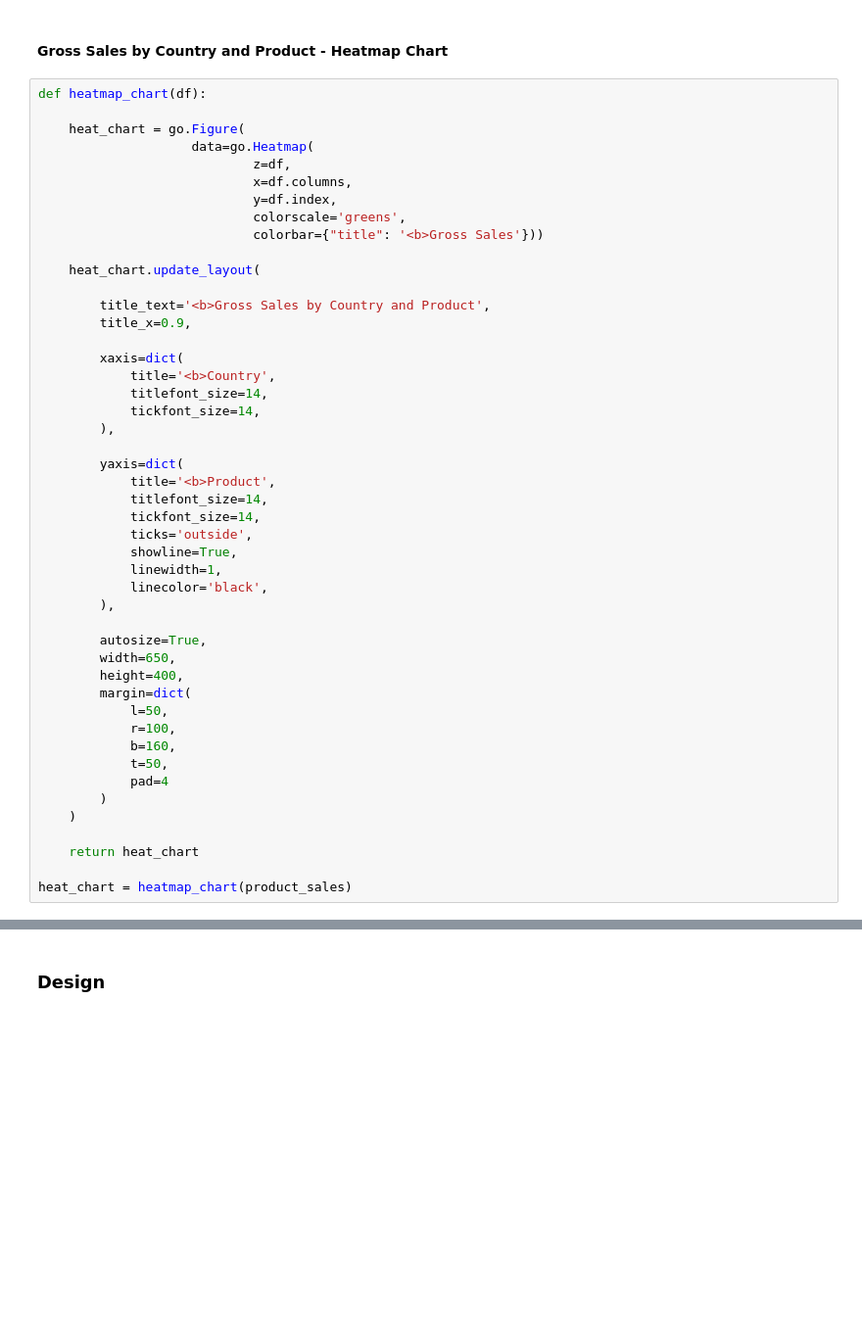
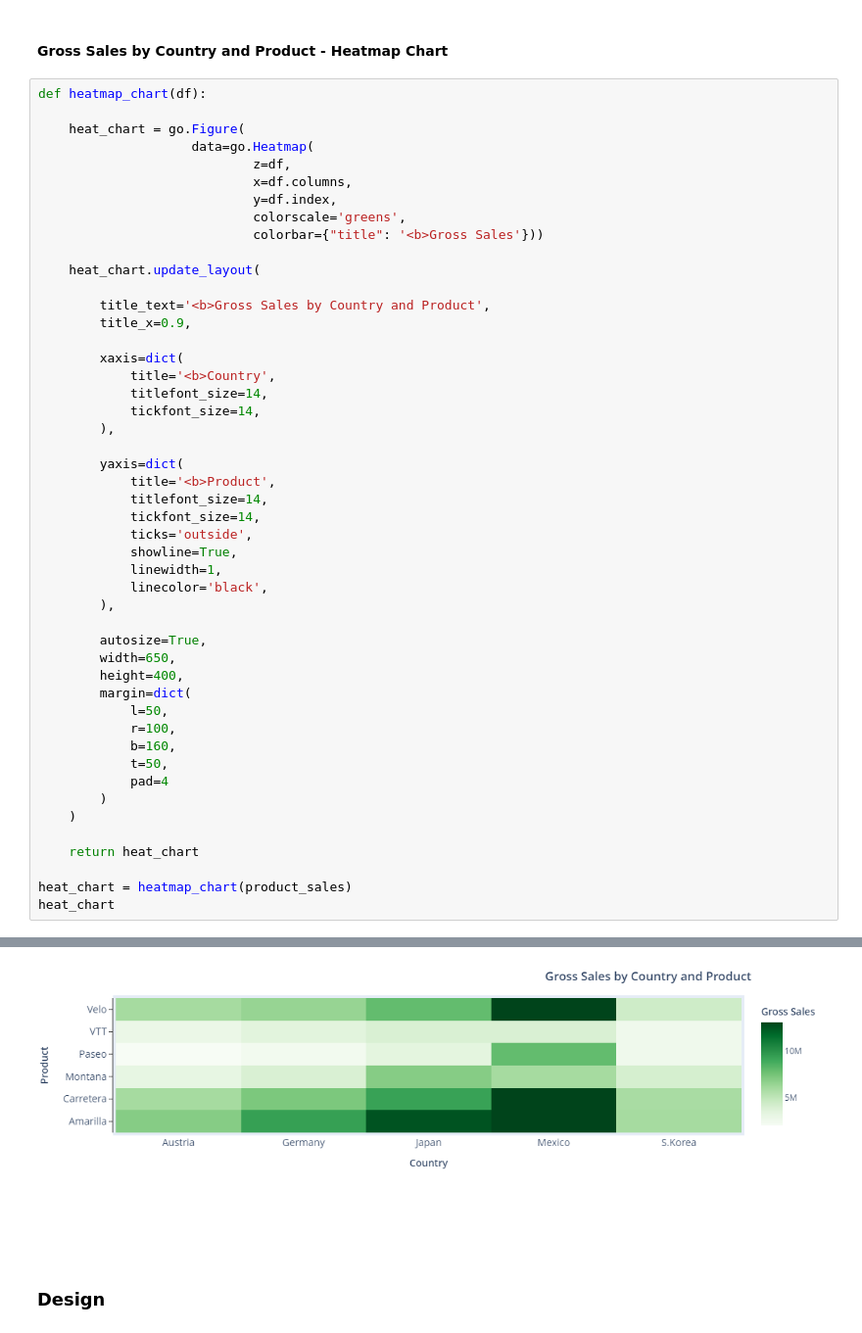
Before and after one commit to jupyter-naas/summer-dashboarding, a Jupyter notebook: dashboards/3-Revenue COGS by Segment/revenue_cogs_by_segment.ipynb, the cells around one changed output, grey strips where cells are left out. Shown at 98% size. Drawn from its saved outputs; the diff is of its cells as text; blank space fills up the shorter version.

```diff
--- a/dashboards/3-Revenue COGS by Segment/revenue_cogs_by_segment.ipynb
+++ b/dashboards/3-Revenue COGS by Segment/revenue_cogs_by_segment.ipynb
@@ -262,3 +288,5 @@ def heatmap_chart(df):
     return heat_chart
 
 heat_chart = heatmap_chart(product_sales)
+heat_chart
+# %% [output]
@@ -265,3 +294,4 @@ heat_chart = heatmap_chart(product_sales)
+[figure, added]
 # %% [markdown]
 ### Design
 # %% [markdown]
```
Also changed, not shown: parts of 13 cells of this notebook.
